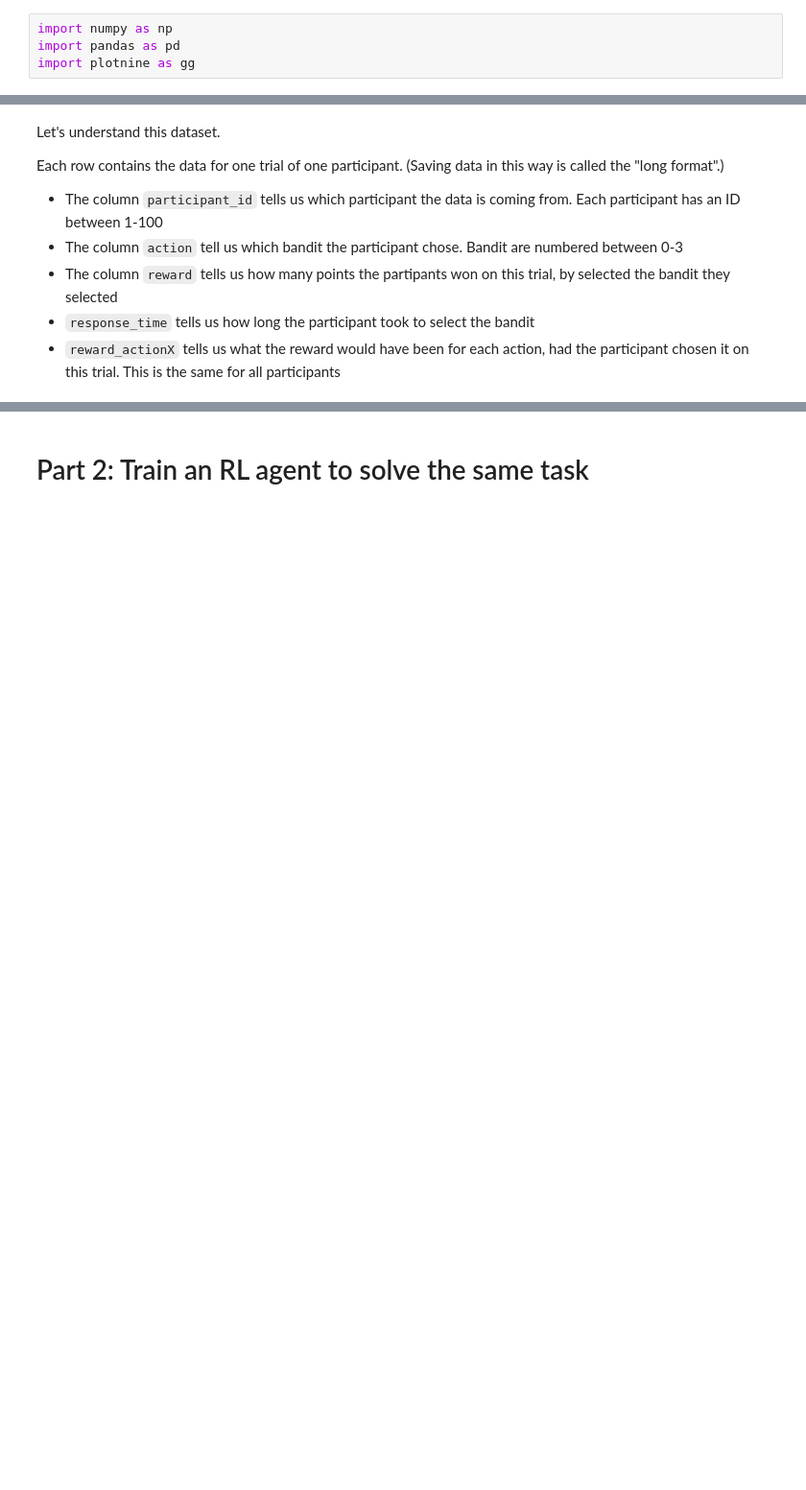
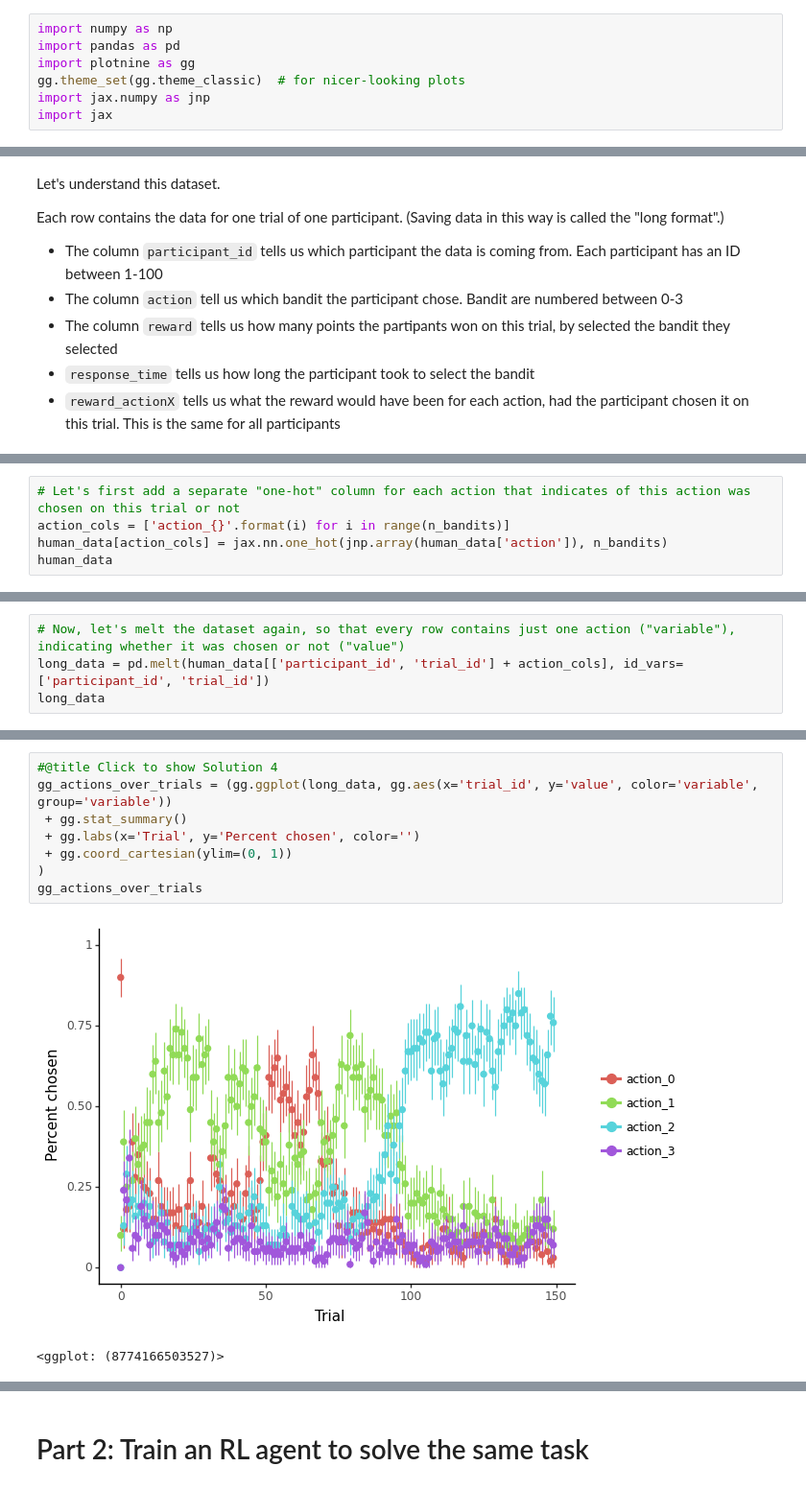
Before and after one commit to trendinafrica/TReND-CaMinA, a Jupyter notebook: notebooks/23-Friday/CognitiveModeling.ipynb, the cells around one changed output, grey strips where cells are left out. Shown at 96% size. Drawn from its saved outputs; the diff is of its cells as text; blank space fills up the shorter version.

```diff
--- a/notebooks/23-Friday/CognitiveModeling.ipynb
+++ b/notebooks/23-Friday/CognitiveModeling.ipynb
@@ -2,6 +2,9 @@
 import numpy as np
 import pandas as pd
 import plotnine as gg
+gg.theme_set(gg.theme_classic)  # for nicer-looking plots
+import jax.numpy as jnp
+import jax
 # %% [markdown]
 # Part 1: Human Behavior
 # %% [markdown]
@@ -92,0 +220,5 @@ SyntaxError: ignored
+# %%
+# Let's first add a separate "one-hot" column for each action that indicates of this action was chosen on this trial or not
+action_cols = ['action_{}'.format(i) for i in range(n_bandits)]
+human_data[action_cols] = jax.nn.one_hot(jnp.array(human_data['action']), n_bandits)
+human_data
@@ -92,0 +239,4 @@ SyntaxError: ignored
+# %%
+# Now, let's melt the dataset again, so that every row contains just one action ("variable"), indicating whether it was chosen or not ("value")
+long_data = pd.melt(human_data[['participant_id', 'trial_id'] + action_cols], id_vars=['participant_id', 'trial_id'])
+long_data
@@ -92,0 +257,11 @@ SyntaxError: ignored
+# %%
+#@title Click to show Solution 4
+gg_actions_over_trials = (gg.ggplot(long_data, gg.aes(x='trial_id', y='value', color='variable', group='variable'))
+ + gg.stat_summary()
+ + gg.labs(x='Trial', y='Percent chosen', color='')
+ + gg.coord_cartesian(ylim=(0, 1))
+)
+gg_actions_over_trials
+# %% [output]
+[figure, added]
+<ggplot: (8774166503527)>
```
Also changed, not shown: parts of 27 cells of this notebook.
